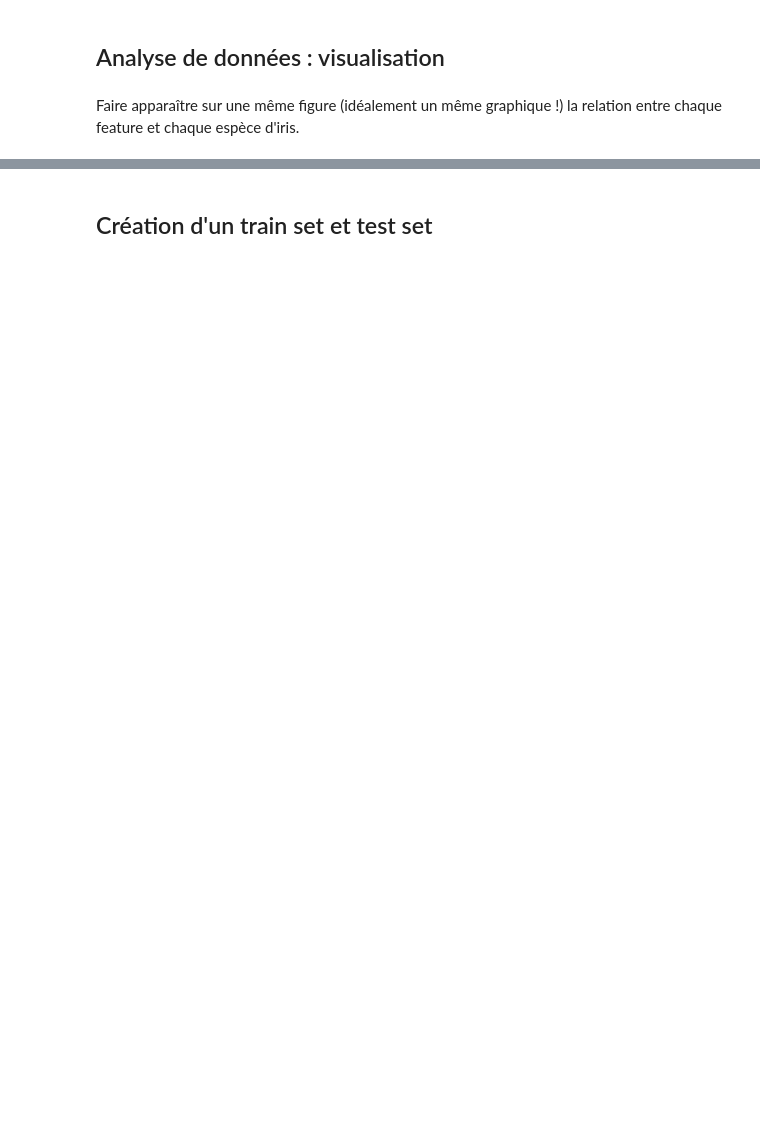
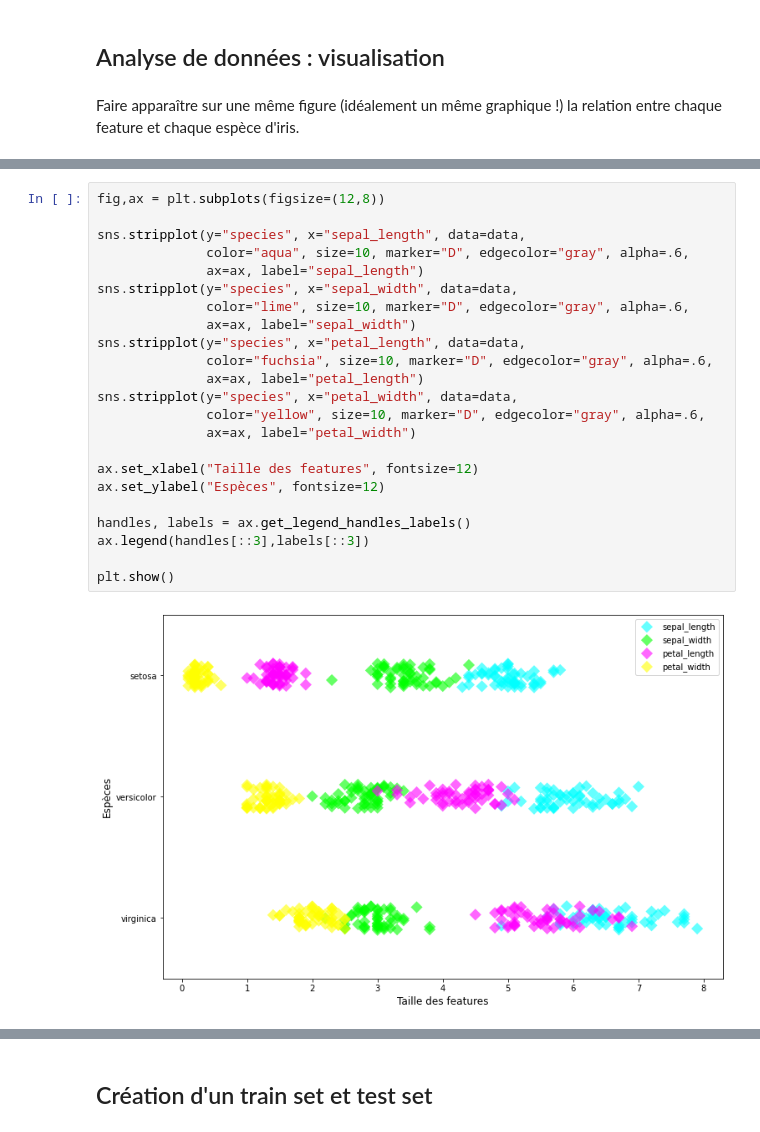
Before and after one commit to louiskuhn/IA-P2-Euskadi, a Jupyter notebook: Régression logistique/4. La régression logistique Iris.ipynb, the cells around one changed output, grey strips where cells are left out. Drawn from its saved outputs; the diff is of its cells as text; blank space fills up the shorter version.

```diff
--- a/Régression logistique/4. La régression logistique Iris.ipynb
+++ b/Régression logistique/4. La régression logistique Iris.ipynb
@@ -14,0 +71,25 @@ Faire apparaître sur une même figure (idéalement un même graphique !) la rel
+# %%
+fig,ax = plt.subplots(figsize=(12,8))
+
+sns.stripplot(y="species", x="sepal_length", data=data,
+              color="aqua", size=10, marker="D", edgecolor="gray", alpha=.6,
+              ax=ax, label="sepal_length")
+sns.stripplot(y="species", x="sepal_width", data=data,
+              color="lime", size=10, marker="D", edgecolor="gray", alpha=.6,
+              ax=ax, label="sepal_width")
+sns.stripplot(y="species", x="petal_length", data=data,
+              color="fuchsia", size=10, marker="D", edgecolor="gray", alpha=.6,
+              ax=ax, label="petal_length")
+sns.stripplot(y="species", x="petal_width", data=data,
+              color="yellow", size=10, marker="D", edgecolor="gray", alpha=.6,
+              ax=ax, label="petal_width")
+
+ax.set_xlabel("Taille des features", fontsize=12)
+ax.set_ylabel("Espèces", fontsize=12)
+
+handles, labels = ax.get_legend_handles_labels()
+ax.legend(handles[::3],labels[::3])
+
+plt.show()
+# %% [output]
+[figure, added]
```
Also changed, not shown: parts of 10 cells of this notebook.
